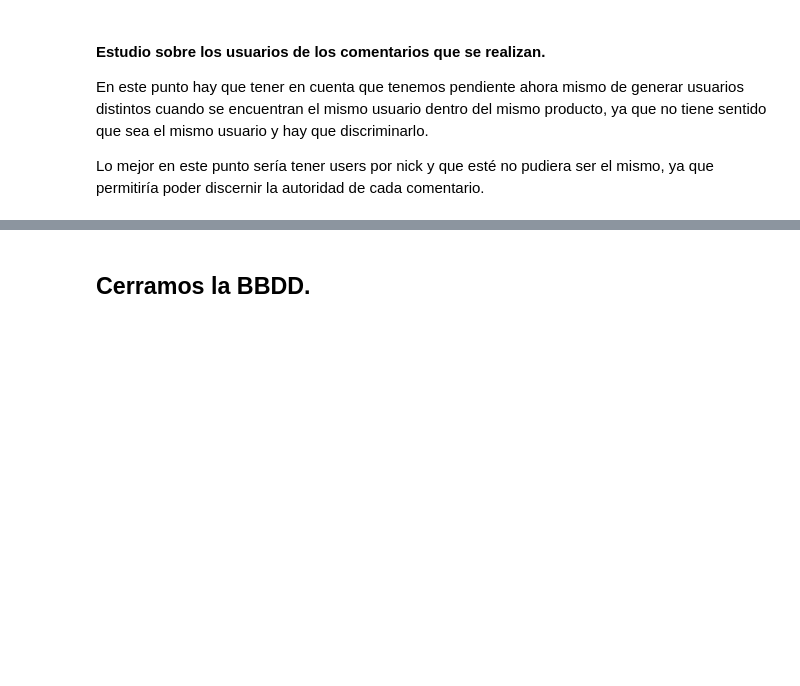
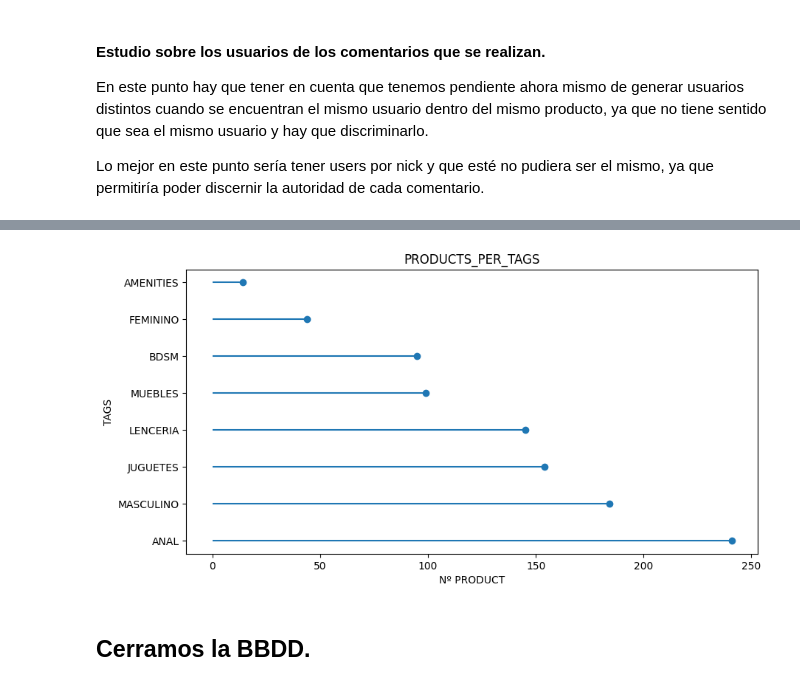
Before and after one commit to 75Engel/Proyecto_tienda_online, a Jupyter notebook: src/Notebook/03_sql.ipynb, the cells around one changed output, grey strips where cells are left out. Drawn from its saved outputs; the diff is of its cells as text; code cells hidden in the pictures; blank space fills up the shorter version.

```diff
--- a/src/Notebook/03_sql.ipynb
+++ b/src/Notebook/03_sql.ipynb
@@ -689,3 +705,39 @@ Lo mejor en este punto sería tener users por nick y que esté no pudiera ser el
+# %%
+plt.figure(figsize=(10,5))
+query = """
+SELECT 'JUGUETES' AS TAGS, SUM(JUGUETES) AS valor FROM TAGS
+    UNION
+    SELECT 'MUEBLES' AS TAGS, SUM(MUEBLES) AS valor FROM TAGS
+    UNION
+    SELECT 'LENCERIA' AS TAGS, SUM(LENCERIA) AS valor FROM TAGS
+    UNION
+    SELECT 'MASCULINO' AS TAGS, SUM(MASCULINO) AS valor FROM TAGS
+    UNION
+    SELECT 'FEMININO' AS TAGS, SUM(FEMININO) AS valor FROM TAGS
+    UNION
+    SELECT 'ANAL' AS TAGS, SUM(ANAL) AS valor FROM TAGS
+    UNION
+    SELECT 'BDSM' AS TAGS, SUM(BDSM) AS valor FROM TAGS
+    UNION
+    SELECT 'AMENITIES' AS TAGS, SUM(AMENITIES) AS valor FROM TAGS
+ORDER  BY valor DESC;
+"""
+
+total=f.sql_query(query,cursor)
+total.iloc[:,1]=total.iloc[:,1].astype(int)
+plt.hlines(total['TAGS'],xmin=0,
+           xmax=total['valor'],)
+plt.plot(total['valor'], total['TAGS'], "o")
+plt.yticks(total['TAGS'])
+plt.xlabel("Nº PRODUCT")
+plt.ylabel("TAGS")
+plt.title("PRODUCTS_PER_TAGS")
+
+file=str(r'\Resources\image\N_Tags_product')
+folder+file
+plt.savefig(folder+file);
+# %% [output]
+[figure, added]
 # %% [markdown]
 ## Cerramos la BBDD.
 # %%
```
Also changed, not shown: parts of 22 cells of this notebook, 5 other files.
